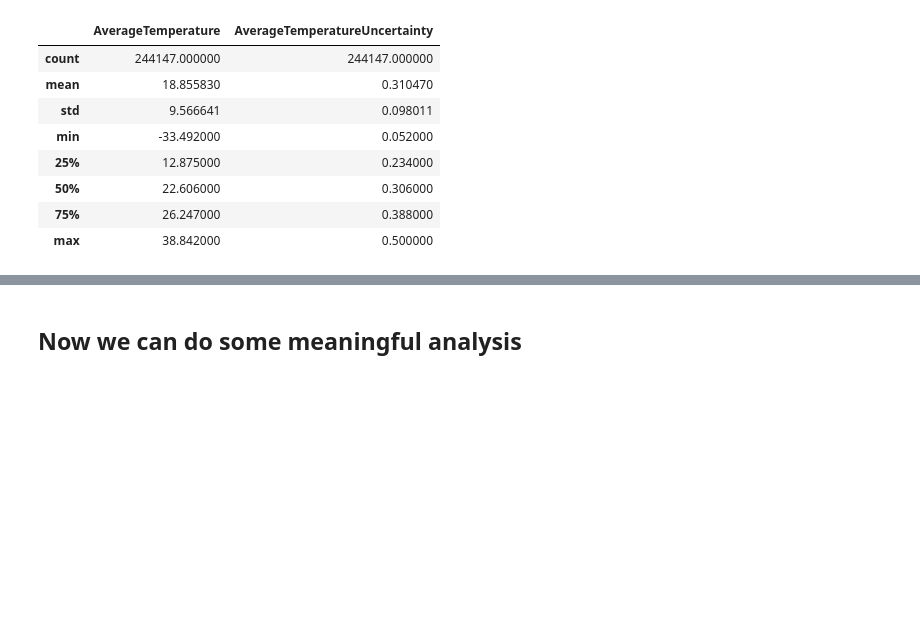
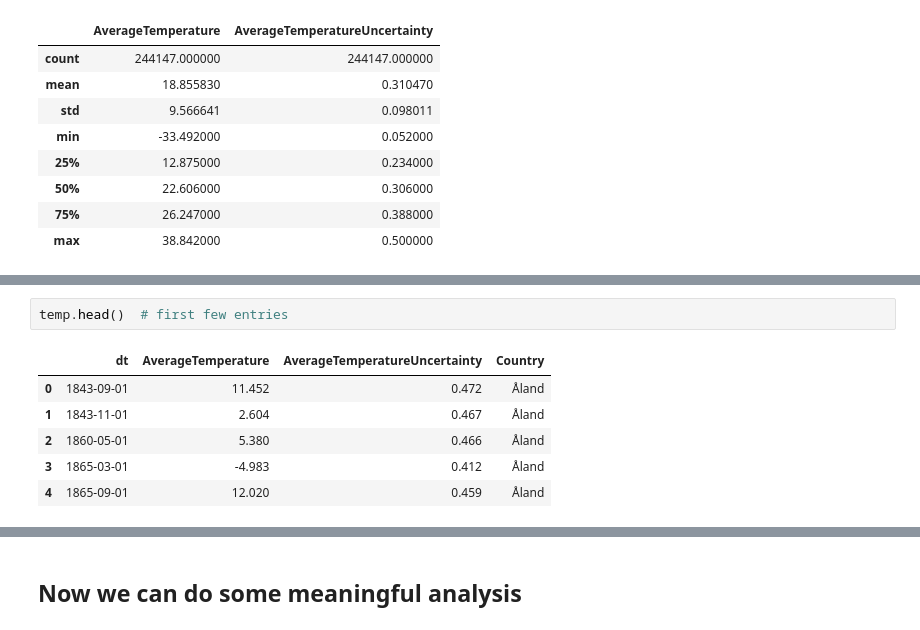
Before and after one commit to raghurama123/DataScience, a Jupyter notebook: notebooks/DS_02.ipynb, the cells around one changed output, grey strips where cells are left out. Saved outputs shown, nothing was run; the diff lists cells and outputs as text; blank space fills up the shorter version.

```diff
--- a/notebooks/DS_02.ipynb
+++ b/notebooks/DS_02.ipynb
@@ -82,0 +118,9 @@ temp.describe()
+# %%
+temp.head()  # first few entries
+# %% [output]
+|  | dt | AverageTemperature | AverageTemperatureUncertainty | Country |
+| 0 | 1843-09-01 | 11.452 | 0.472 | Åland |
+| 1 | 1843-11-01 | 2.604 | 0.467 | Åland |
+| 2 | 1860-05-01 | 5.380 | 0.466 | Åland |
+| 3 | 1865-03-01 | -4.983 | 0.412 | Åland |
+| 4 | 1865-09-01 | 12.020 | 0.459 | Åland |
```
Also changed, not shown: parts of 8 cells of this notebook, 1 other file.
